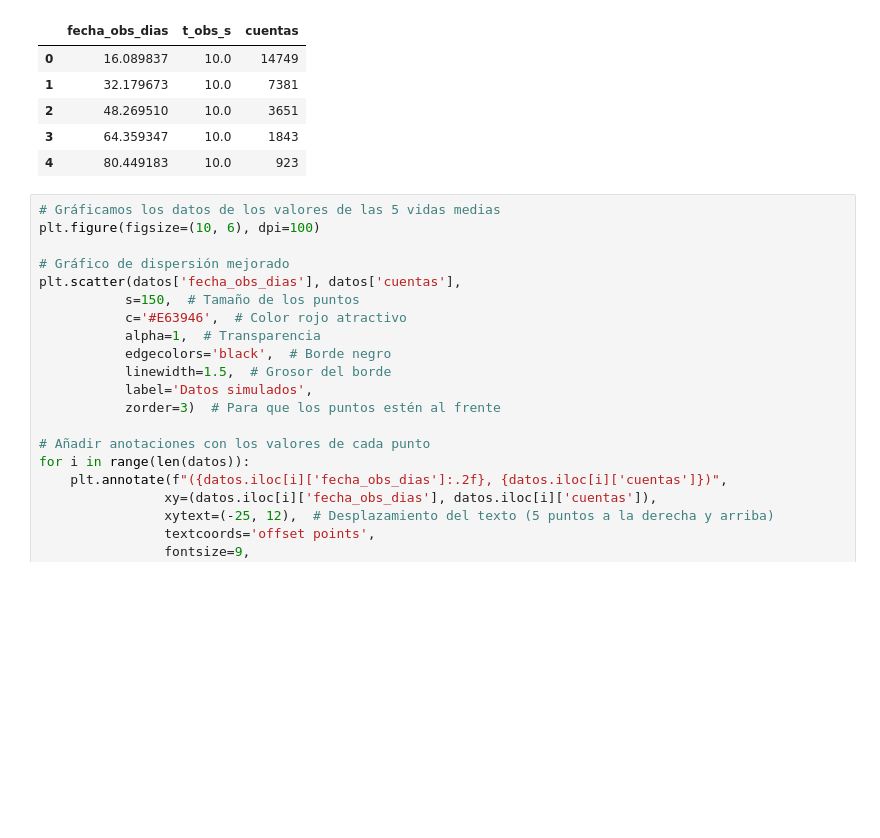
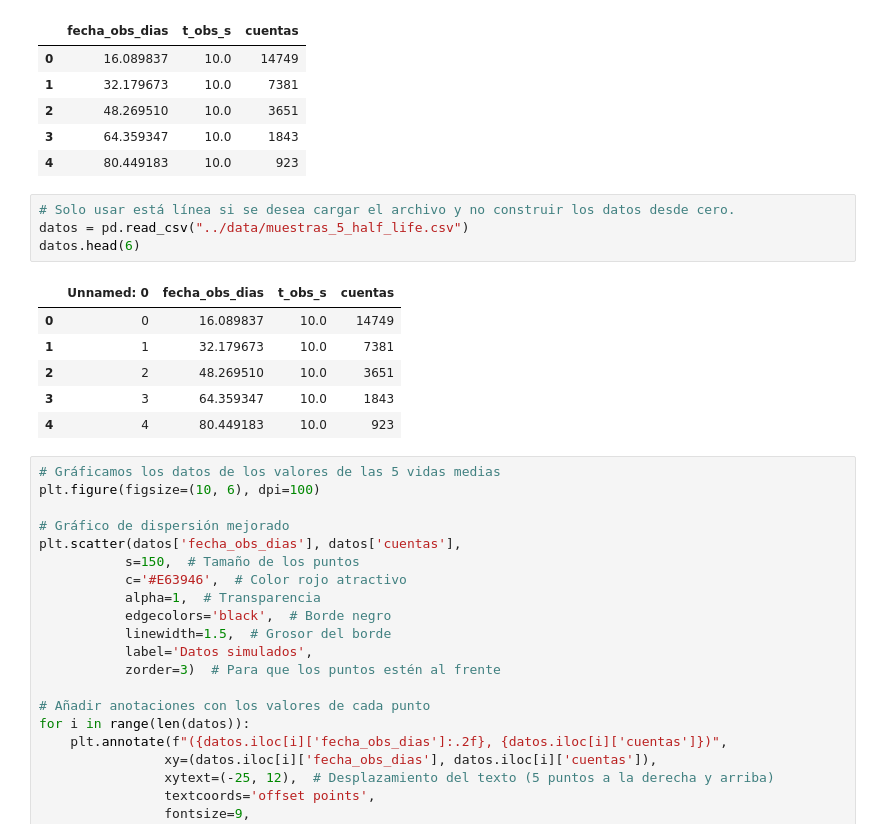
Before and after one commit to jkou02/Decaimiento_Rodio_Bongo_Physics, a Jupyter notebook: notebooks/Adquirir_datos.ipynb, the cells around one changed output. Saved outputs shown, nothing was run; the diff lists cells and outputs as text; blank space fills up the shorter version.

```diff
--- a/notebooks/Adquirir_datos.ipynb
+++ b/notebooks/Adquirir_datos.ipynb
@@ -222,6 +238,17 @@ datos.head()
 | 2 | 48.269510 | 10.0 | 3651 |
 | 3 | 64.359347 | 10.0 | 1843 |
 | 4 | 80.449183 | 10.0 | 923 |
+# %%
+# Solo usar está línea si se desea cargar el archivo y no construir los datos desde cero.
+datos = pd.read_csv("../data/muestras_5_half_life.csv")
+datos.head(6)
+# %% [output]
+|  | Unnamed: 0 | fecha_obs_dias | t_obs_s | cuentas |
+| 0 | 0 | 16.089837 | 10.0 | 14749 |
+| 1 | 1 | 32.179673 | 10.0 | 7381 |
+| 2 | 2 | 48.269510 | 10.0 | 3651 |
+| 3 | 3 | 64.359347 | 10.0 | 1843 |
+| 4 | 4 | 80.449183 | 10.0 | 923 |
 # %%
 # Gráficamos los datos de los valores de las 5 vidas medias
 plt.figure(figsize=(10, 6), dpi=100)
```
Also changed, not shown: parts of 2 cells of this notebook, 1 other file.
